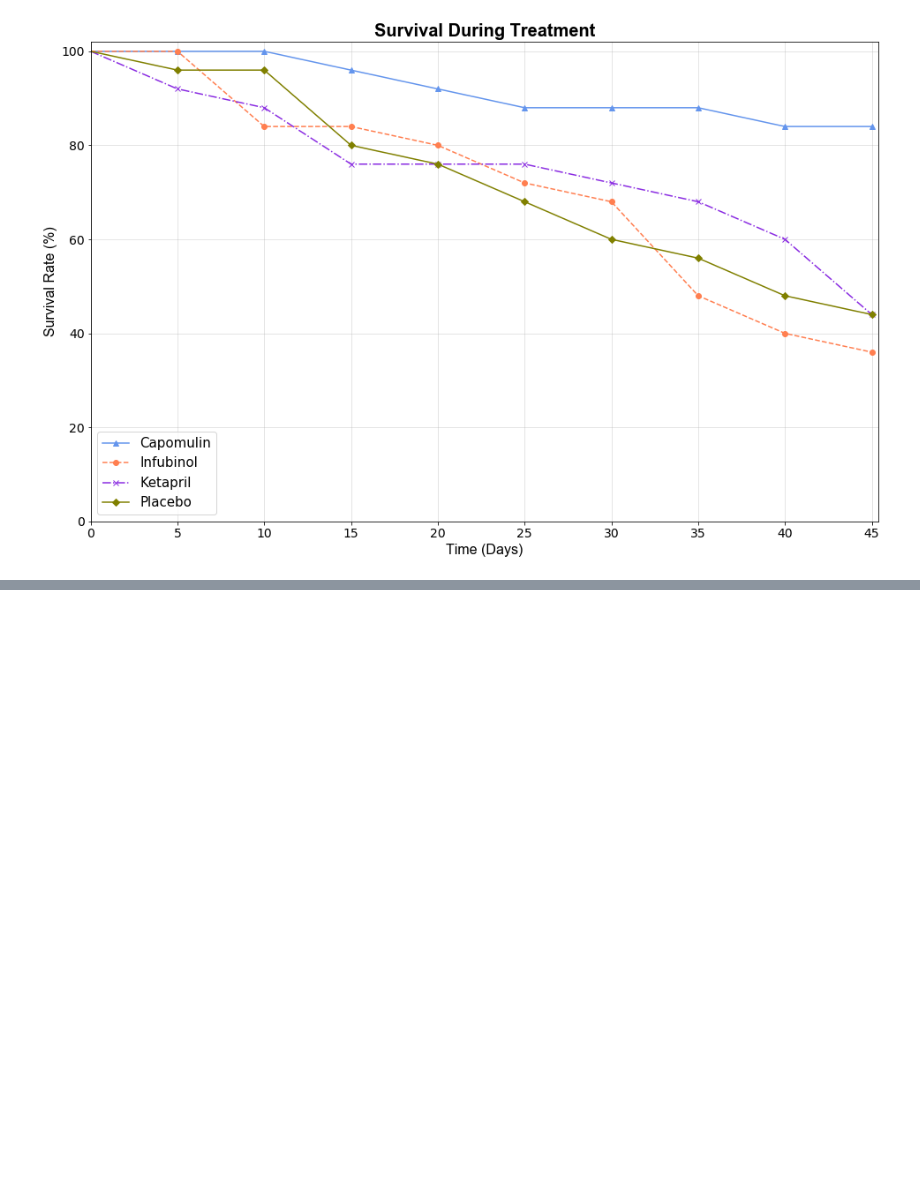
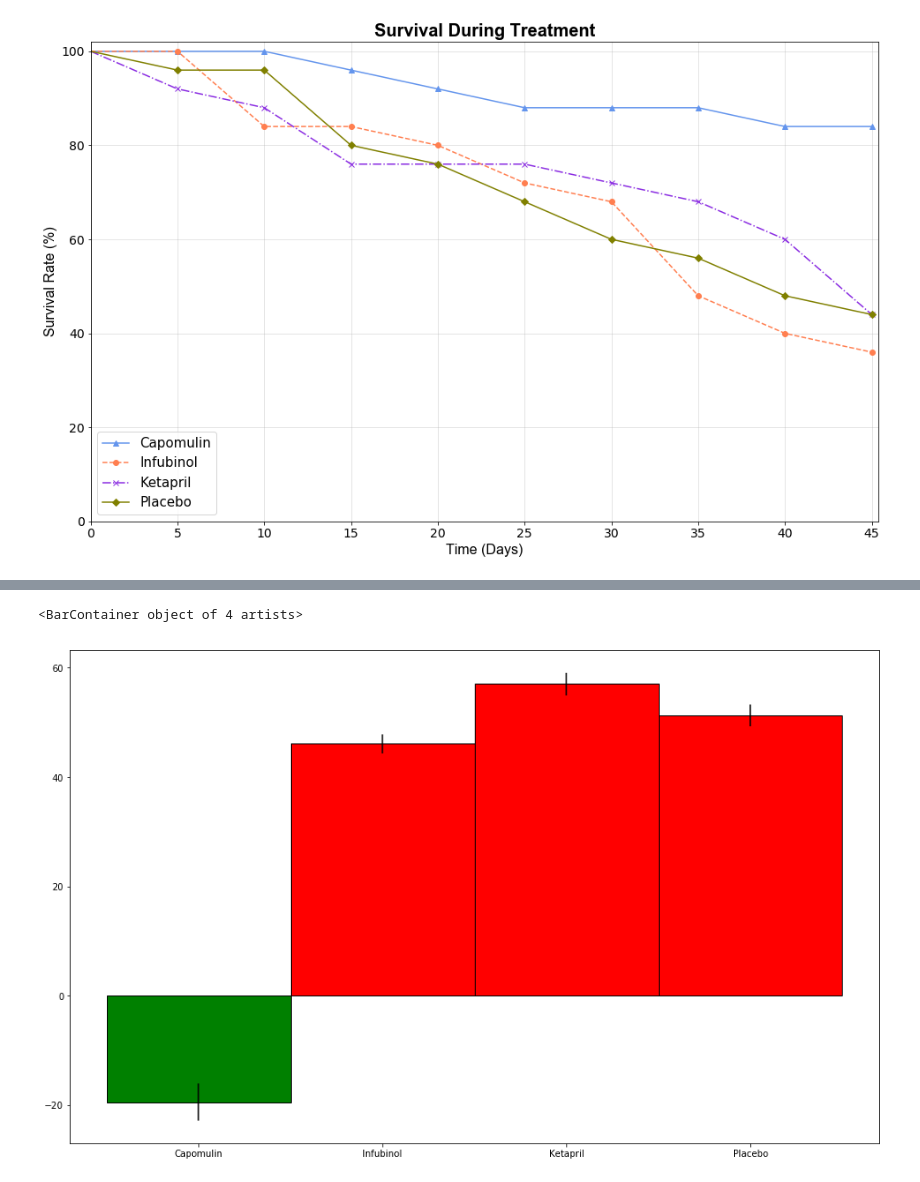
Before and after one commit to Demarsch/data-analytics-bootcamp, a Jupyter notebook: 05 - The Power of Plots/Code/Pymaceuticals.ipynb, the cells around one changed output, grey strips where cells are left out. Cells and saved outputs as stored; diff of their text form; code cells hidden in the pictures; blank space fills up the shorter version.

Commit message:
Added initial version of drawing summary bar graph

```diff
--- a/05 - The Power of Plots/Code/Pymaceuticals.ipynb
+++ b/05 - The Power of Plots/Code/Pymaceuticals.ipynb
@@ -200,0 +216,20 @@ plt.show()
+# %%
+# Now lets take the very first and the very last timepoints
+start_tumor_volumes = mean_tumor_volume.iloc[0,:]
+end_tumor_volumes = mean_tumor_volume.iloc[-1,:]
+
+# Calculating the volume change
+tumor_volume_change = (end_tumor_volumes / start_tumor_volumes - 1) * 100
+tumor_volume_change
+
+# Since all out timepoint zero data are equal (thus free from standard error of mean) we can treat standard error
+# of mean for the final timepoint as a standard error for the above calculations (normalizing to the same scale)
+end_tumor_errors = sem_tumor_volume.iloc[-1,:]
+end_tumor_errors = end_tumor_errors / end_tumor_volumes * 100
+
+# Merge volume change and errors into a single frame for the demo purposes
+tumor_volume_change_with_errors = pd.concat([
+    tumor_volume_change.rename('Tumor Volume Change (%)'),
+    end_tumor_errors.rename('Standard Error of Mean (%)')
+], axis=1)
+tumor_volume_change_with_errors.head()
@@ -200,0 +243,34 @@ plt.show()
+# %%
+# Now its time to plot
+fig, ax = plt.subplots(figsize=fig_size)
+colors = ['red' if tumor_grown else 'green' for tumor_grown in tumor_volume_change > 0]
+ax.bar(tumor_volume_change.index.values,
+        tumor_volume_change,
+        1,
+        color=colors,
+        edgecolor='black',
+        yerr=end_tumor_errors)
+#plt.figure(figsize=fig_size)
+#bars = plt.bar(tumor_volume_change.index.values,
+#        tumor_volume_change,
+#        1,
+#        color=colors,
+#        edgecolor='black',
+#        yerr=end_tumor_errors)
+#plt.xlim(-0.5, 3.5)
+#plt.ylim(-25, 60)
+#plt.xticks(tumor_volume_change.index.values, fontsize=ticks_fontsize)
+#plt.ylabel('Tumor Volume Change %', **axis_font)
+#plt.yticks(fontsize=ticks_fontsize)
+#grid = plt.grid(alpha=0.3, axis='y')
+#plt.title(f'Tumor Change over {start_tumor_volumes.index[-1]} Days Treatment', **title_font)
+#plt.savefig('../Output/Charts/Tumor Volume Change over Treatment.png')
+
+# Add percentage labels over bars
+#for bar in bars:
+
+
+#plt.show()
+# %% [output]
+<BarContainer object of 4 artists>
+[figure, added]
```
Also changed, not shown: parts of 3 cells of this notebook, 2 other files.
